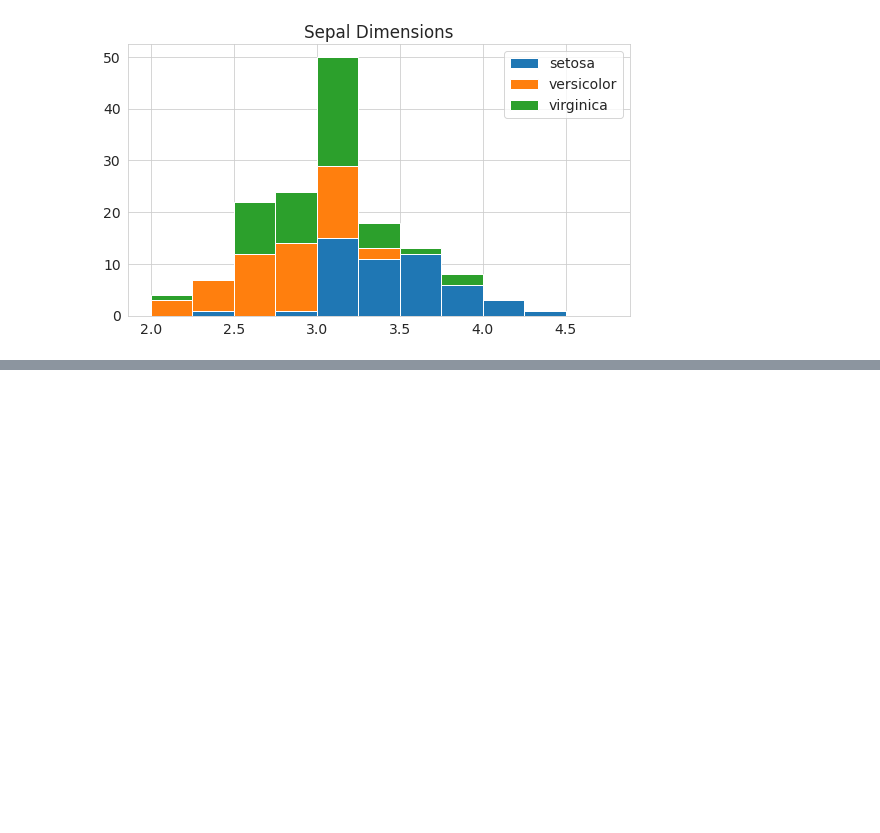
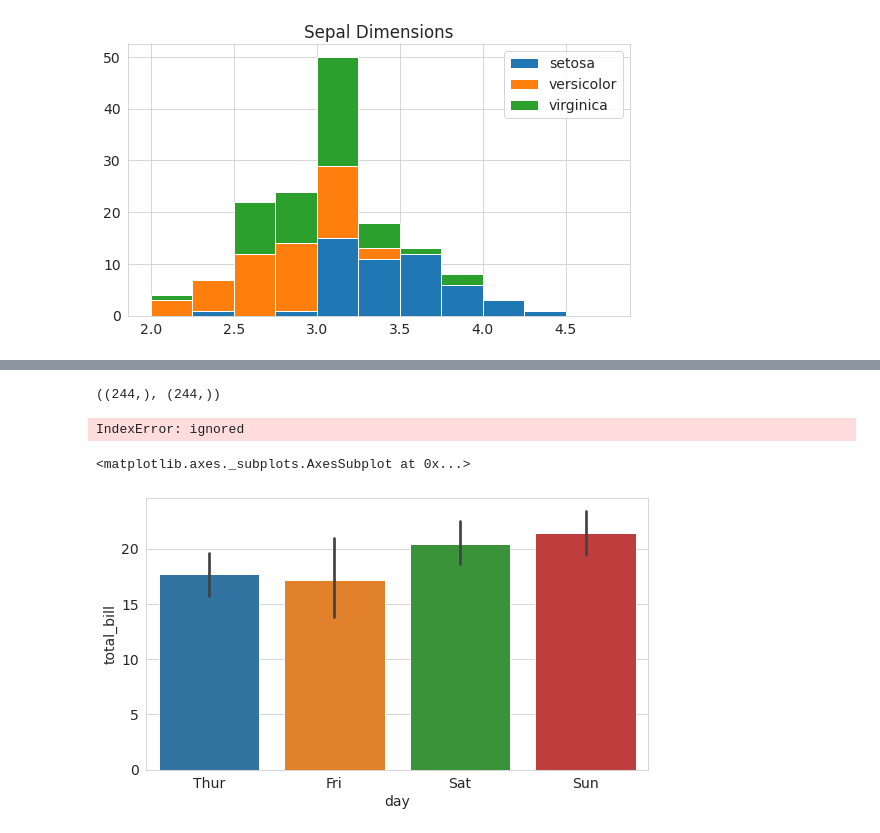
Before and after one commit to imshiv-10/Numerical-libraries, a Jupyter notebook: matplotLib_Numerical.ipynb, the cells around one changed output, grey strips where cells are left out. Drawn from its saved outputs; the diff is of its cells as text; code cells hidden in the pictures; blank space fills up the shorter version.

```diff
--- a/matplotLib_Numerical.ipynb
+++ b/matplotLib_Numerical.ipynb
@@ -194,0 +219,13 @@ plt.legend(['setosa', 'versicolor', 'virginica'])
+# %%
+tips_df.total_bill.shape, tips_df.tip.shape
+# %% [output]
+((244,), (244,))
+# %%
+sns.heatmap(tips_df.total_bill, tips_df.tip)
+# %% [output]
+IndexError: ignored
+# %%
+sns.barplot(x='day', y='total_bill', data =tips_df)
+# %% [output]
+<matplotlib.axes._subplots.AxesSubplot at 0x...>
+[figure, added]
```
Also changed, not shown: parts of 4 cells of this notebook.
